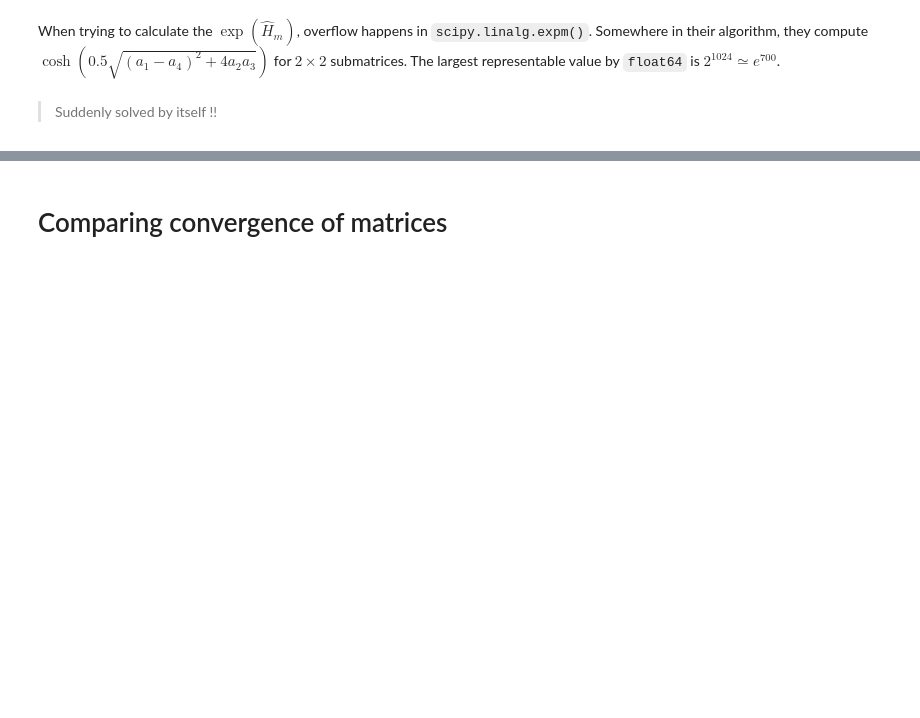
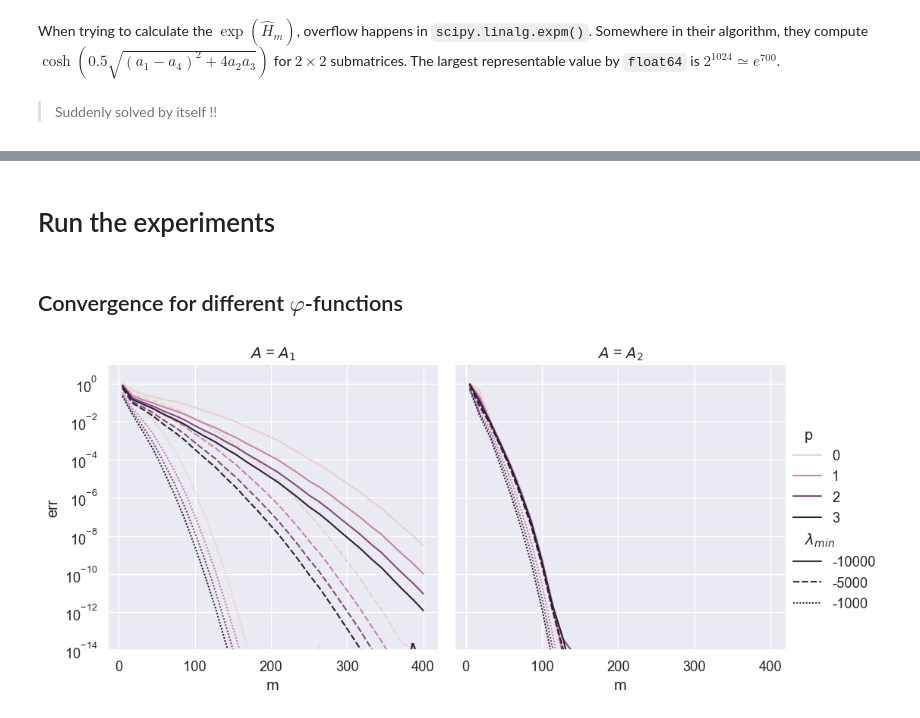
Before and after one commit to sprmsv/KAMF, a Jupyter notebook: experiments.ipynb, the cells around one changed output, grey strips where cells are left out. Drawn from its saved outputs; the diff is of its cells as text; code cells hidden in the pictures; blank space fills up the shorter version.

Commit message:
update experiments, implement rational Krylov method, update report

```diff
--- a/experiments.ipynb
+++ b/experiments.ipynb
@@ -75,8 +82,8 @@ from src.phi import Phi
 # %%
-A = get_FD_matrix(n=200, d=1)
-v = np.ones(shape=A.shape[0], dtype=A.dtype)
-V_m, H_m = Phi.arnoldi(A=A, v=v, m=60)
-sns.heatmap(pd.DataFrame(H_m))
+# A = get_FD_matrix(n=200, d=1)
+# v = np.ones(shape=A.shape[0], dtype=A.dtype)
+# V_m, H_m = Phi.standardarnoldi(A=A, v=v, m=60)
+# sns.heatmap(pd.DataFrame(H_m))
 # %% [output]
 <Axes: >
 [figure]
@@ -130,2 +96,2 @@ results[name] = study_approximation_convergence(
-# %% [markdown]
-# Comparing convergence of matrices
+# %% [markdown]
+# Run the experiments
@@ -131,0 +151,48 @@ results[name] = study_approximation_convergence(
+# %%
+if True:
+    df_old = pd.read_csv('experiments.csv')
+    df = pd.concat([df_old] + [pd.DataFrame(d) for d in ds])
+else:
+    df = pd.concat([pd.DataFrame(d) for d in ds])
+df.to_csv('experiments.csv', index=False)
+# %% [markdown]
+## Convergence for different $\varphi$-functions
+# %%
+data = df[
+    # phi functions
+    (df['p'] != 4)
+
+    # Method
+    & ((df['method'] == 'PA'))
+
+    # Matrices
+    & ((df['name'] == '$A_1$') | (df['name'] == '$A_2$'))
+
+    # Size
+    & (df['n'] == 900)
+
+    # Smallest eigenvalue
+    & ((df['a'] == -10000) | (df['a'] == -5000) | (df['a'] == -1000))
+
+    # Custom
+    & ~((df['name'] == '$A_2$') & (df['n'] == 900) & (df['m'] > 200))
+]
+
+sns.relplot(
+    data=data.rename(columns={'name': '$A$', 'a': '$\\lambda_{min}$'}),
+    x='m',
+    y='err',
+    kind='line',
+    hue='p',
+    col='$A$',
+    style='$\\lambda_{min}$',
+    col_wrap=2,
+)
+ax = plt.gca()
+ax.set(
+    yscale='log',
+    ylim=[1e-14, 1e+01],
+    ylabel='Relative error of $\\varphi_p^{(m)}(A)v$',
+);
+# %% [output]
+[figure, added]
```
Also changed, not shown: parts of 26 cells of this notebook, 8 other files.
